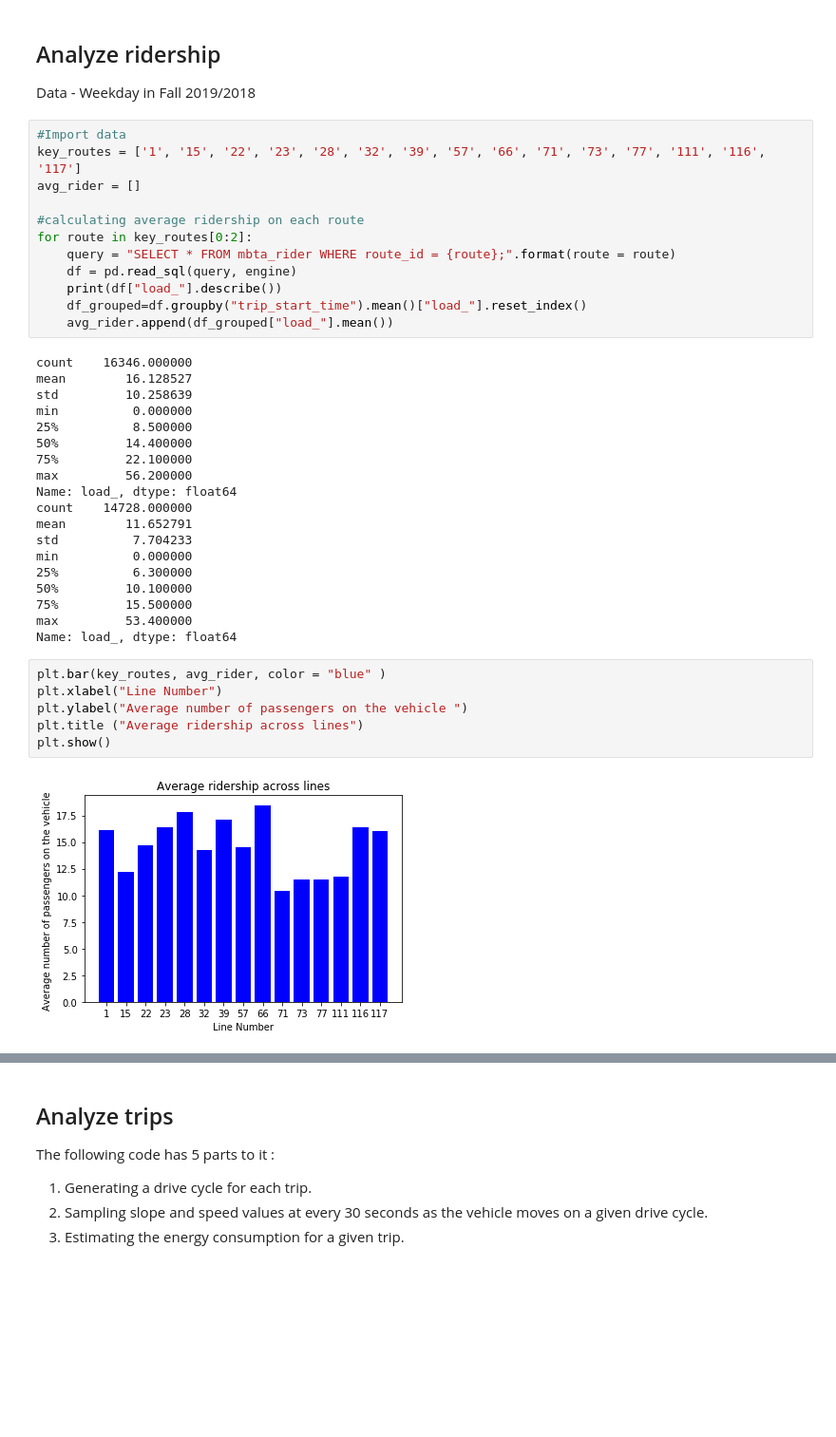
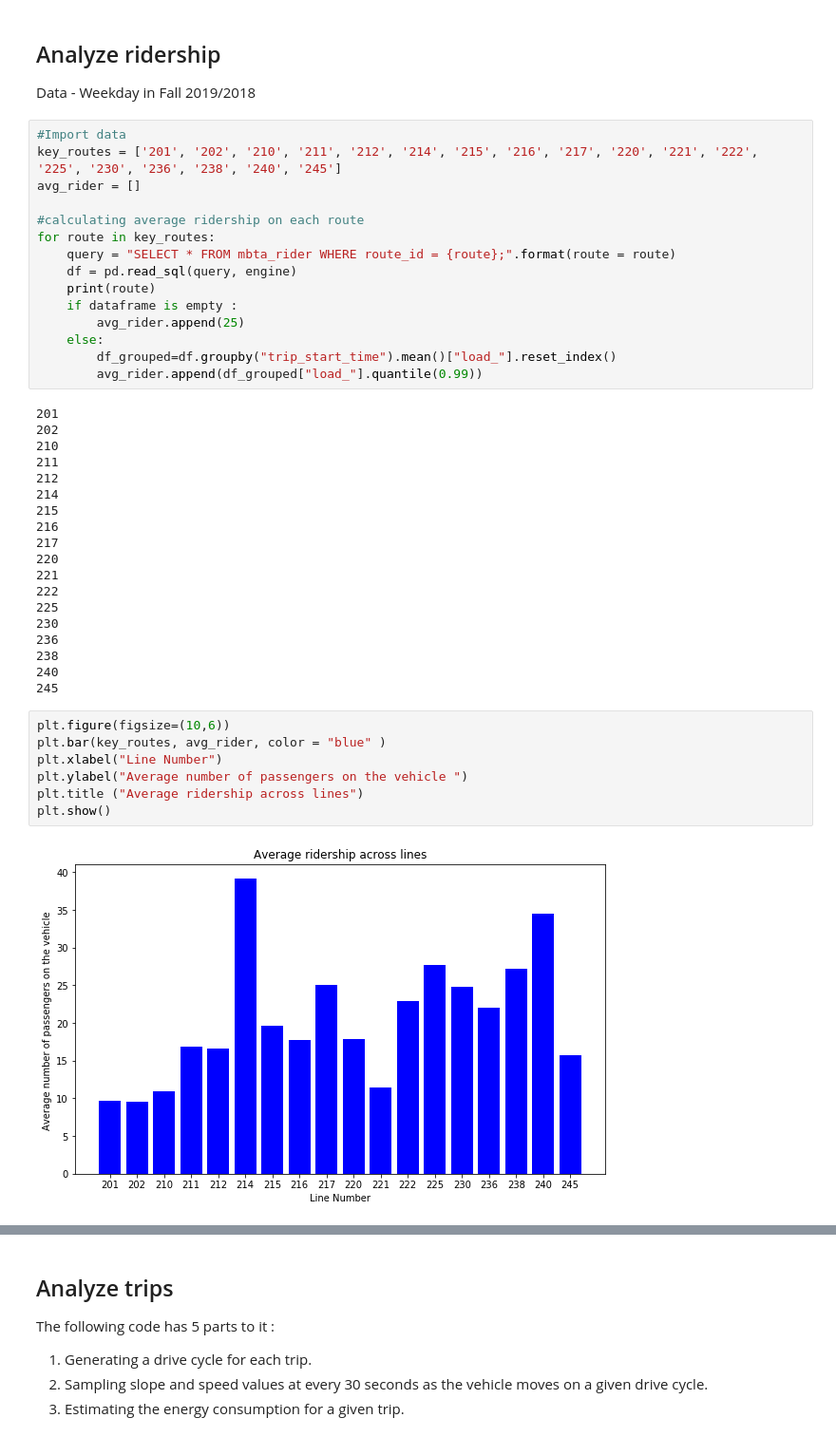
Before and after one commit to UpadhiV/evfleets, a Jupyter notebook: mbta_analysis.ipynb, the cells around one changed output, grey strips where cells are left out. Shown: that part at 95% size. Drawn from its saved outputs; the diff is of its cells as text; blank space fills up the shorter version.

```diff
--- a/mbta_analysis.ipynb
+++ b/mbta_analysis.ipynb
@@ -40,40 +40,44 @@ def convert(seconds):
 Data - Weekday in Fall 2019/2018
 # %%
 #Import data
-key_routes = ['1', '15', '22', '23', '28', '32', '39', '57', '66', '71', '73', '77', '111', '116', '117']
+key_routes = ['201', '202', '210', '211', '212', '214', '215', '216', '217', '220', '221', '222', '225', '230', '236', '238', '240', '245']
 avg_rider = []
 
 #calculating average ridership on each route
-for route in key_routes[0:2]:
+for route in key_routes:
     query = "SELECT * FROM mbta_rider WHERE route_id = {route};".format(route = route)
     df = pd.read_sql(query, engine)
-    print(df["load_"].describe())
-    df_grouped=df.groupby("trip_start_time").mean()["load_"].reset_index()
-    avg_rider.append(df_grouped["load_"].mean())
+    print(route)
+    if dataframe is empty :
+        avg_rider.append(25)
+    else:
+        df_grouped=df.groupby("trip_start_time").mean()["load_"].reset_index()
+        avg_rider.append(df_grouped["load_"].quantile(0.99))
 # %% [output]
-count    16346.000000
-mean        16.128527
-std         10.258639
-min          0.000000
-25%          8.500000
-50%         14.400000
-75%         22.100000
-max         56.200000
-Name: load_, dtype: float64
-count    14728.000000
-mean        11.652791
-std          7.704233
-min          0.000000
-25%          6.300000
-50%         10.100000
-75%         15.500000
-max         53.400000
-Name: load_, dtype: float64
+201
+202
+210
+211
+212
+214
+215
+216
+217
+220
+221
+222
+225
+230
+236
+238
+240
+245
 # %%
+plt.figure(figsize=(10,6))
 plt.bar(key_routes, avg_rider, color = "blue" )
 plt.xlabel("Line Number")
 plt.ylabel("Average number of passengers on the vehicle ")
 plt.title ("Average ridership across lines")
 plt.show()
 # %% [output]
-[figure, old version]
+[figure, new version]
```
Also changed, not shown: parts of 56 cells of this notebook.
